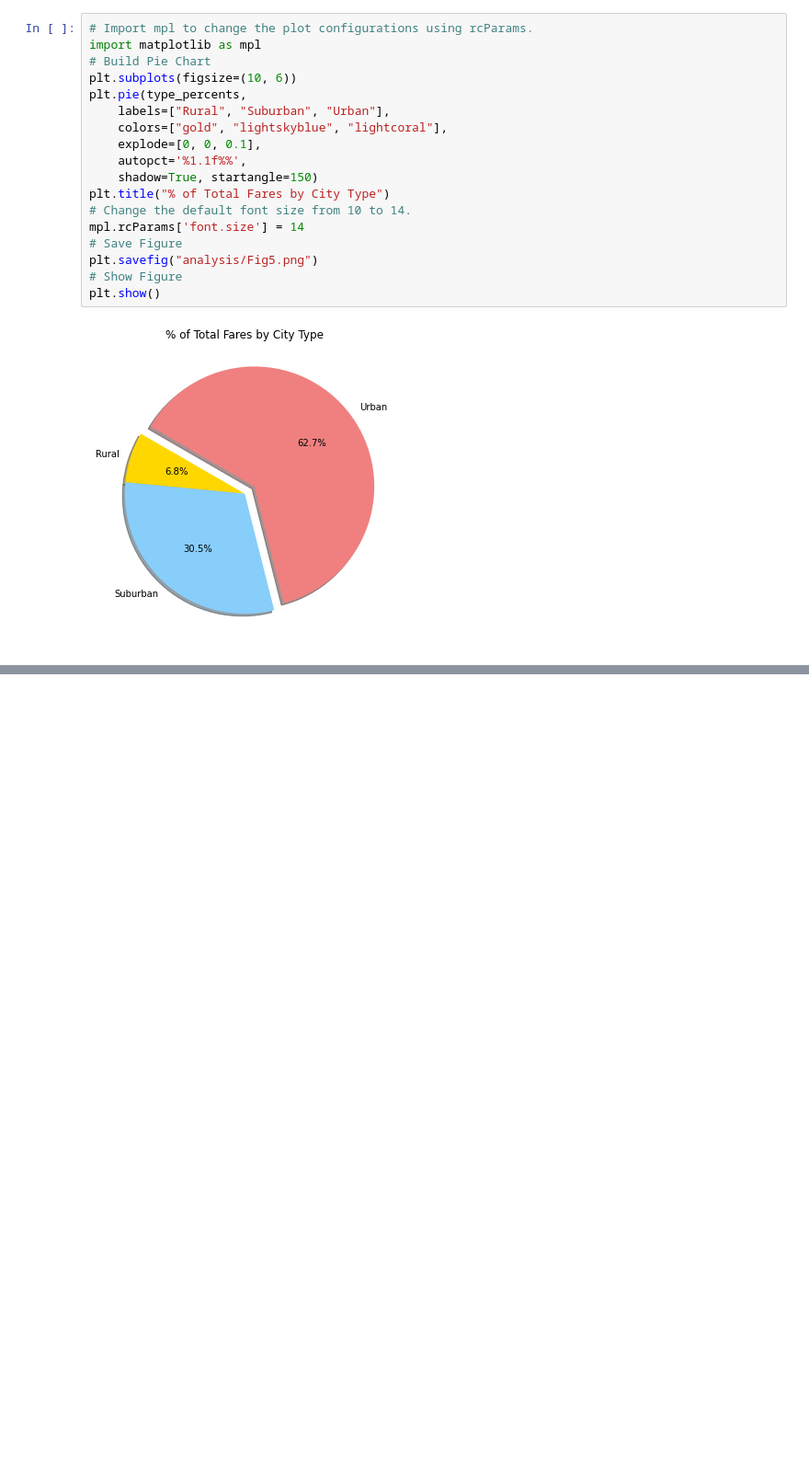
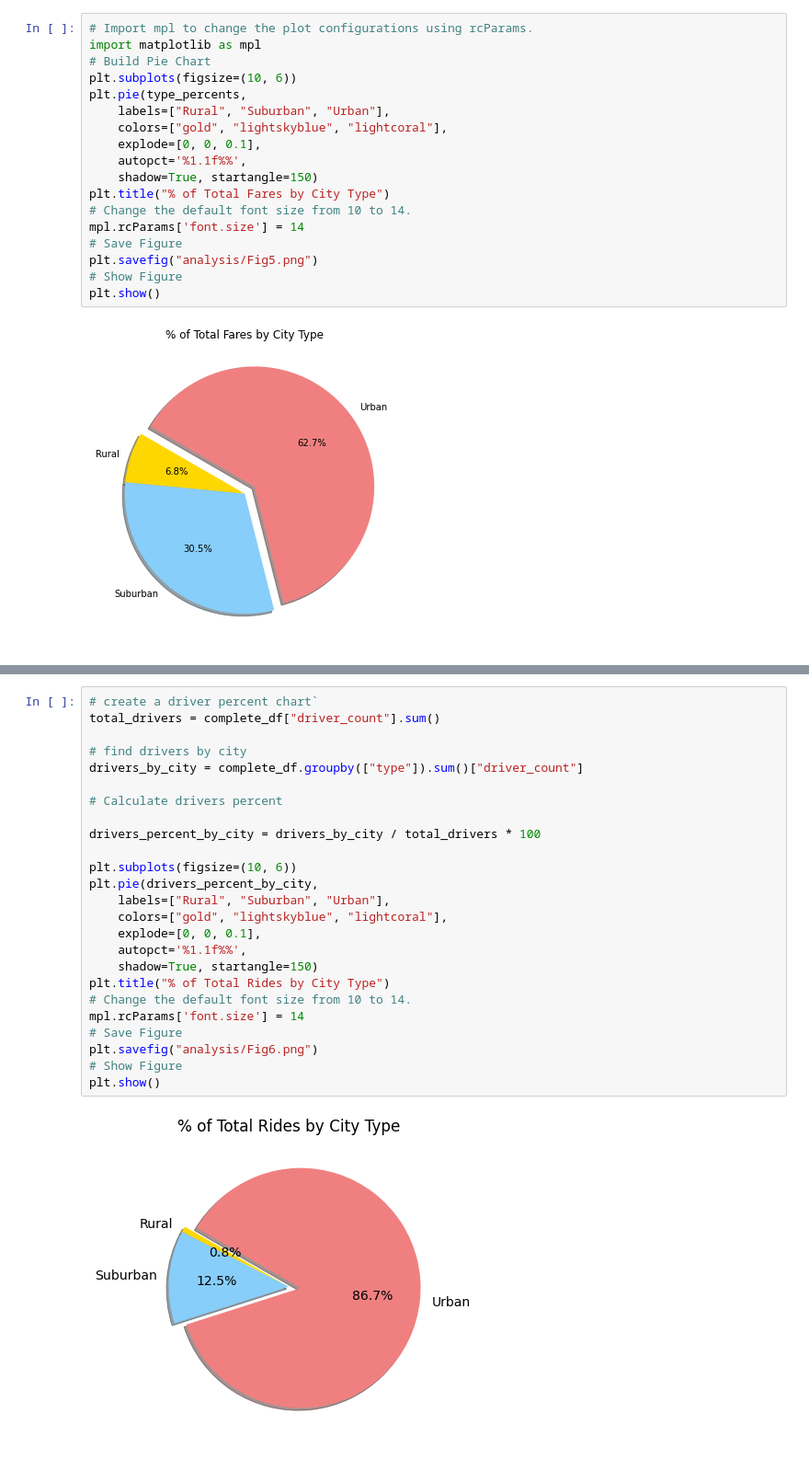
Before and after one commit to JonLev03-hub/PyBer_Analysis, a Jupyter notebook: Pyber_Analysis.ipynb, the cells around one changed output, grey strips where cells are left out. Shown at 92% size. Cells and saved outputs as stored; diff of their text form; blank space fills up the shorter version.

```diff
--- a/Pyber_Analysis.ipynb
+++ b/Pyber_Analysis.ipynb
@@ -298,0 +325,27 @@ plt.show()
+# %%
+# create a driver percent chart`
+total_drivers = complete_df["driver_count"].sum()
+
+# find drivers by city
+drivers_by_city = complete_df.groupby(["type"]).sum()["driver_count"]
+
+# Calculate drivers percent
+
+drivers_percent_by_city = drivers_by_city / total_drivers * 100
+
+plt.subplots(figsize=(10, 6))
+plt.pie(drivers_percent_by_city,
+    labels=["Rural", "Suburban", "Urban"],
+    colors=["gold", "lightskyblue", "lightcoral"],
+    explode=[0, 0, 0.1],
+    autopct='%1.1f%%',
+    shadow=True, startangle=150)
+plt.title("% of Total Rides by City Type")
+# Change the default font size from 10 to 14.
+mpl.rcParams['font.size'] = 14
+# Save Figure
+plt.savefig("analysis/Fig6.png")
+# Show Figure
+plt.show()
+# %% [output]
+[figure, added]
```
Also changed, not shown: parts of 2 cells of this notebook, 1 other file.
